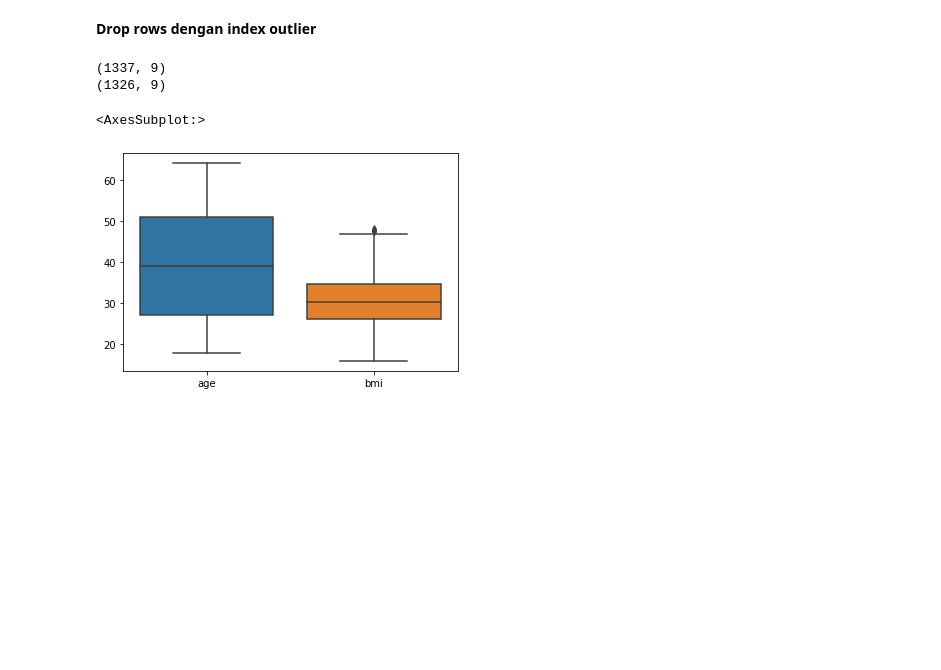
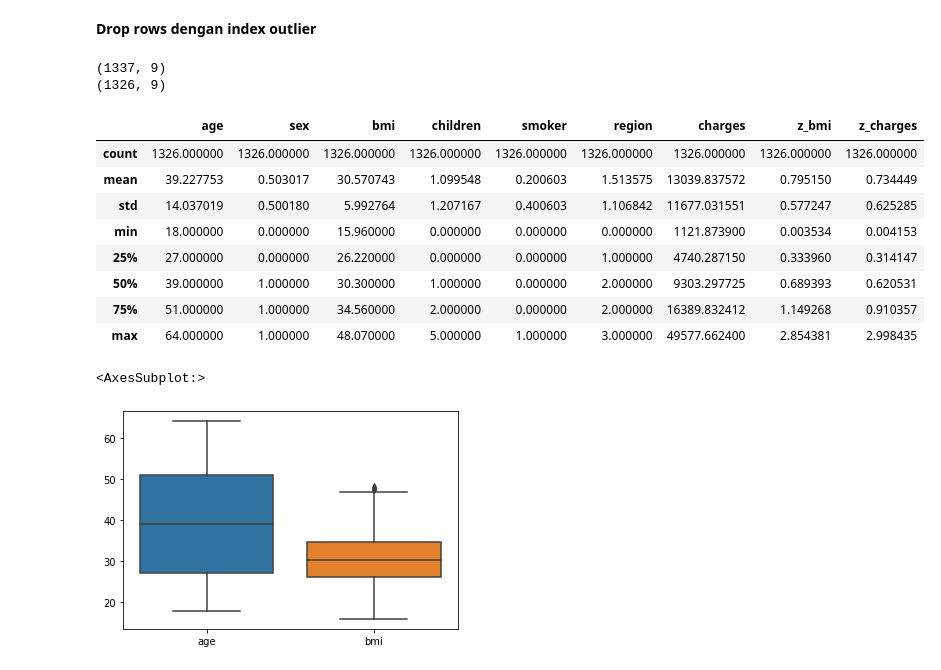
Before and after one commit to pvannyamelia/dsc_kuliah, a Jupyter notebook: data_science/capstone/_capstone K-Means Clustering.ipynb, the cells around one changed output. Saved outputs shown, nothing was run; the diff lists cells and outputs as text; code cells hidden in the pictures; blank space fills up the shorter version.

```diff
--- a/data_science/capstone/_capstone.ipynb
+++ b/data_science/capstone/_capstone K-Means Clustering.ipynb
@@ -180,6 +179,18 @@ print(df.shape)
 # %% [output]
 (1337, 9)
 (1326, 9)
+# %%
+df.describe()
+# %% [output]
+|  | age | sex | bmi | children | smoker | region | charges | z_bmi | z_charges |
+| count | 1326.000000 | 1326.000000 | 1326.000000 | 1326.000000 | 1326.000000 | 1326.000000 | 1326.000000 | 1326.000000 | 1326.000000 |
+| mean | 39.227753 | 0.503017 | 30.570743 | 1.099548 | 0.200603 | 1.513575 | 13039.837572 | 0.795150 | 0.734449 |
+| std | 14.037019 | 0.500180 | 5.992764 | 1.207167 | 0.400603 | 1.106842 | 11677.031551 | 0.577247 | 0.625285 |
+| min | 18.000000 | 0.000000 | 15.960000 | 0.000000 | 0.000000 | 0.000000 | 1121.873900 | 0.003534 | 0.004153 |
+| 25% | 27.000000 | 0.000000 | 26.220000 | 0.000000 | 0.000000 | 1.000000 | 4740.287150 | 0.333960 | 0.314147 |
+| 50% | 39.000000 | 1.000000 | 30.300000 | 1.000000 | 0.000000 | 2.000000 | 9303.297725 | 0.689393 | 0.620531 |
+| 75% | 51.000000 | 1.000000 | 34.560000 | 2.000000 | 0.000000 | 2.000000 | 16389.832412 | 1.149268 | 0.910357 |
+| max | 64.000000 | 1.000000 | 48.070000 | 5.000000 | 1.000000 | 3.000000 | 49577.662400 | 2.854381 | 2.998435 |
 # %%
 sns.boxplot(data=df[['age', 'bmi']])
 # %% [output]
```
Also changed, not shown: parts of 23 cells of this notebook, 4 other files.
